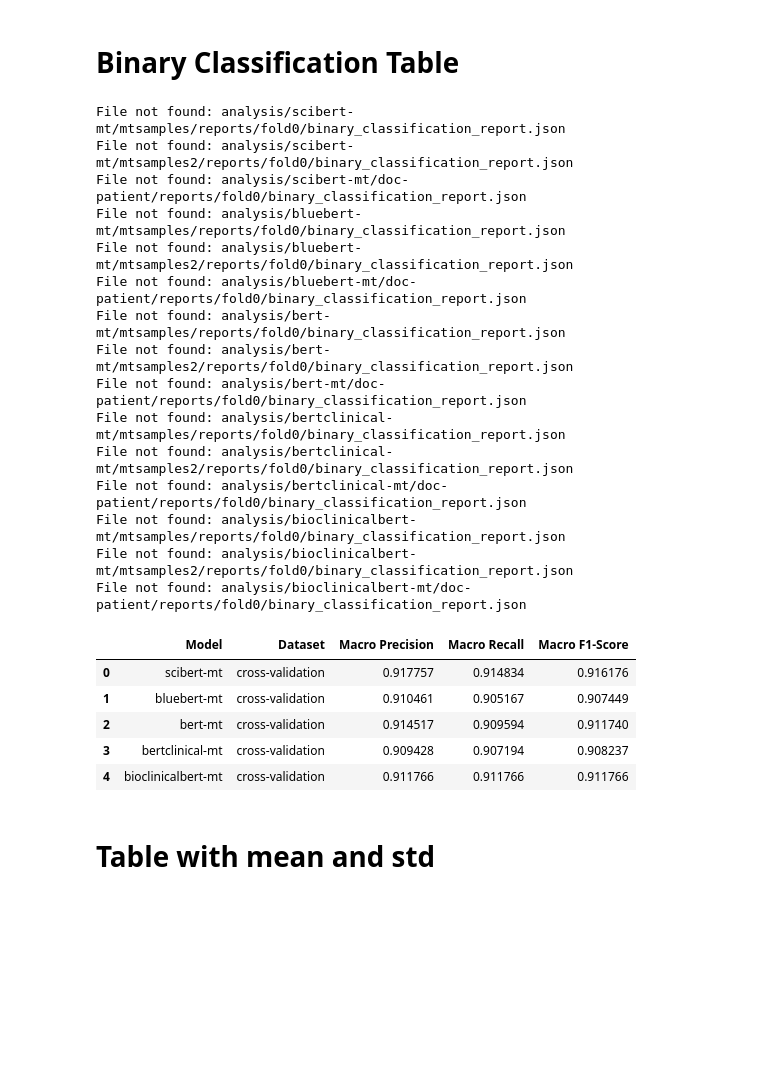
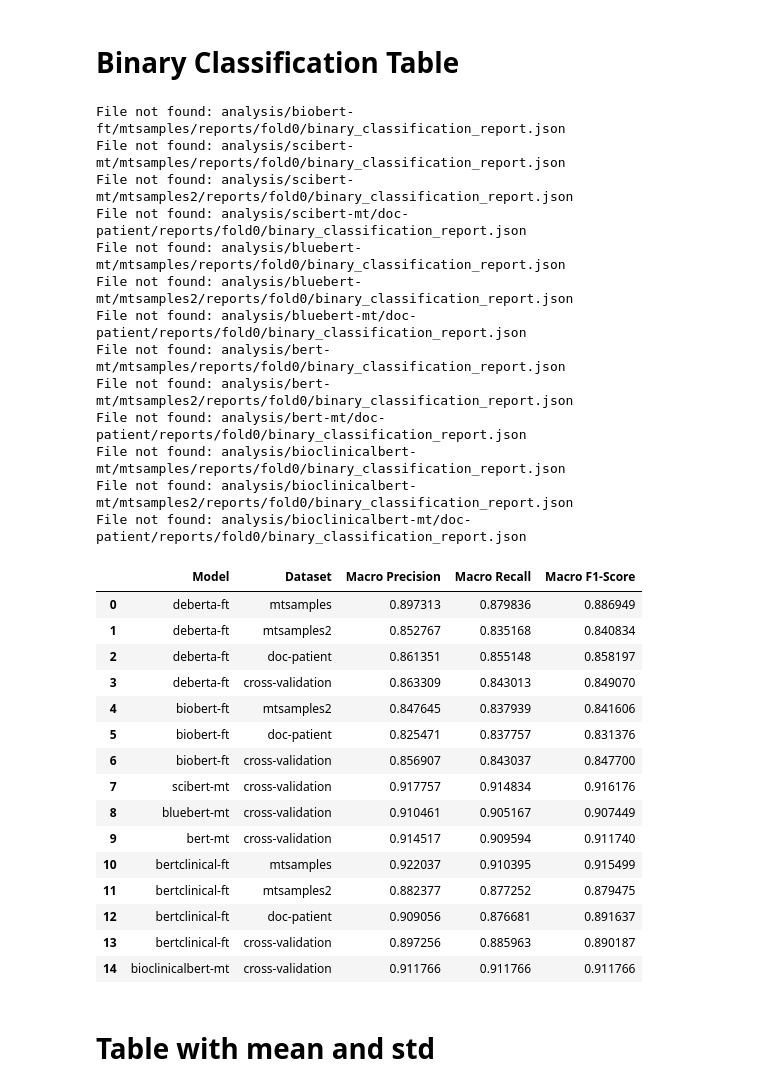
Before and after one commit to lara-ozyegen/MRP_MedHighlight, a Jupyter notebook: notebooks/bert_clinical_analysis.ipynb, the cells around one changed output. Saved outputs shown, nothing was run; the diff lists cells and outputs as text; code cells hidden in the pictures; blank space fills up the shorter version.

Commit message:
adaptive fine tuning all datasets completed

```diff
--- a/notebooks/bert_clinical_analysis.ipynb
+++ b/notebooks/bert_clinical_analysis.ipynb
@@ -102,8 +102,9 @@ import json
 import pandas as pd
 
 # Define the model names and dataset names
-model_names = ['scibert-mt', 'bluebert-mt', 'bert-mt', 'bertclinical-mt', 'bioclinicalbert-mt']
-dataset_names = ['mtsamples', 'mtsamples2', 'doc-patient', 'cross-validation']
+# model_names = ['deberta-mt', 'scibert-mt', 'bluebert-mt', 'bert-mt', 'bertclinical-mt', 'bioclinicalbert-mt']
+model_names = ['biobert-ft', 'bertclinical-ft']
+dataset_names = ['mtsamples', 'mtsamples2', 'doc-patient', 'cross-validation', 'phee']
 
 # Initialize an empty list to store the results
 results = []
@@ -165,7 +156,7 @@ import json
 import pandas as pd
 
 # Define the model names and dataset names
-model_names = ['scibert-mt', 'bluebert-mt', 'bert-mt', 'bertclinical-mt', 'bioclinicalbert-mt']
+model_names = ['deberta-ft', 'biobert-ft', 'scibert-mt', 'bluebert-mt', 'bert-mt', 'bertclinical-ft', 'bioclinicalbert-mt']
 dataset_names = ['mtsamples', 'mtsamples2', 'doc-patient', 'cross-validation']
 
 # Initialize an empty list to store the results
@@ -185,40 +176,48 @@ for model_name in model_names:
                         'Dataset': dataset_name,
                         'Macro Precision': report['macro avg']['precision'],
                         'Macro Recall': report['macro avg']['recall'],
                         'Macro F1-Score': report['macro avg']['f1-score']
                     }
                     results.append(macro_avg)
                 except json.JSONDecodeError:
                     print(f"Error decoding JSON from file: {file_path}")
         else:
             print(f"File not found: {file_path}")
 
 # Convert the results list to a DataFrame
 results_df = pd.DataFrame(results)
 
 # Display the results DataFrame
 results_df
 # %% [output]
+File not found: analysis/biobert-ft/mtsamples/reports/fold0/binary_classification_report.json
 File not found: analysis/scibert-mt/mtsamples/reports/fold0/binary_classification_report.json
 File not found: analysis/scibert-mt/mtsamples2/reports/fold0/binary_classification_report.json
 File not found: analysis/scibert-mt/doc-patient/reports/fold0/binary_classification_report.json
 File not found: analysis/bluebert-mt/mtsamples/reports/fold0/binary_classification_report.json
 File not found: analysis/bluebert-mt/mtsamples2/reports/fold0/binary_classification_report.json
 File not found: analysis/bluebert-mt/doc-patient/reports/fold0/binary_classification_report.json
 File not found: analysis/bert-mt/mtsamples/reports/fold0/binary_classification_report.json
 File not found: analysis/bert-mt/mtsamples2/reports/fold0/binary_classification_report.json
 File not found: analysis/bert-mt/doc-patient/reports/fold0/binary_classification_report.json
-File not found: analysis/bertclinical-mt/mtsamples/reports/fold0/binary_classification_report.json
-File not found: analysis/bertclinical-mt/mtsamples2/reports/fold0/binary_classification_report.json
-File not found: analysis/bertclinical-mt/doc-patient/reports/fold0/binary_classification_report.json
 File not found: analysis/bioclinicalbert-mt/mtsamples/reports/fold0/binary_classification_report.json
 File not found: analysis/bioclinicalbert-mt/mtsamples2/reports/fold0/binary_classification_report.json
 File not found: analysis/bioclinicalbert-mt/doc-patient/reports/fold0/binary_classification_report.json
 |  | Model | Dataset | Macro Precision | Macro Recall | Macro F1-Score |
-| 0 | scibert-mt | cross-validation | 0.917757 | 0.914834 | 0.916176 |
-| 1 | bluebert-mt | cross-validation | 0.910461 | 0.905167 | 0.907449 |
-| 2 | bert-mt | cross-validation | 0.914517 | 0.909594 | 0.911740 |
-| 3 | bertclinical-mt | cross-validation | 0.909428 | 0.907194 | 0.908237 |
-| 4 | bioclinicalbert-mt | cross-validation | 0.911766 | 0.911766 | 0.911766 |
+| 0 | deberta-ft | mtsamples | 0.897313 | 0.879836 | 0.886949 |
+| 1 | deberta-ft | mtsamples2 | 0.852767 | 0.835168 | 0.840834 |
+| 2 | deberta-ft | doc-patient | 0.861351 | 0.855148 | 0.858197 |
+| 3 | deberta-ft | cross-validation | 0.863309 | 0.843013 | 0.849070 |
+| 4 | biobert-ft | mtsamples2 | 0.847645 | 0.837939 | 0.841606 |
+| 5 | biobert-ft | doc-patient | 0.825471 | 0.837757 | 0.831376 |
+| 6 | biobert-ft | cross-validation | 0.856907 | 0.843037 | 0.847700 |
+| 7 | scibert-mt | cross-validation | 0.917757 | 0.914834 | 0.916176 |
+| 8 | bluebert-mt | cross-validation | 0.910461 | 0.905167 | 0.907449 |
+| 9 | bert-mt | cross-validation | 0.914517 | 0.909594 | 0.911740 |
+| 10 | bertclinical-ft | mtsamples | 0.922037 | 0.910395 | 0.915499 |
+| 11 | bertclinical-ft | mtsamples2 | 0.882377 | 0.877252 | 0.879475 |
+| 12 | bertclinical-ft | doc-patient | 0.909056 | 0.876681 | 0.891637 |
+| 13 | bertclinical-ft | cross-validation | 0.897256 | 0.885963 | 0.890187 |
+| 14 | bioclinicalbert-mt | cross-validation | 0.911766 | 0.911766 | 0.911766 |
 # %% [markdown]
 # Table with mean and std
```
Also changed, not shown: parts of 5 cells of this notebook, 2 other files.
